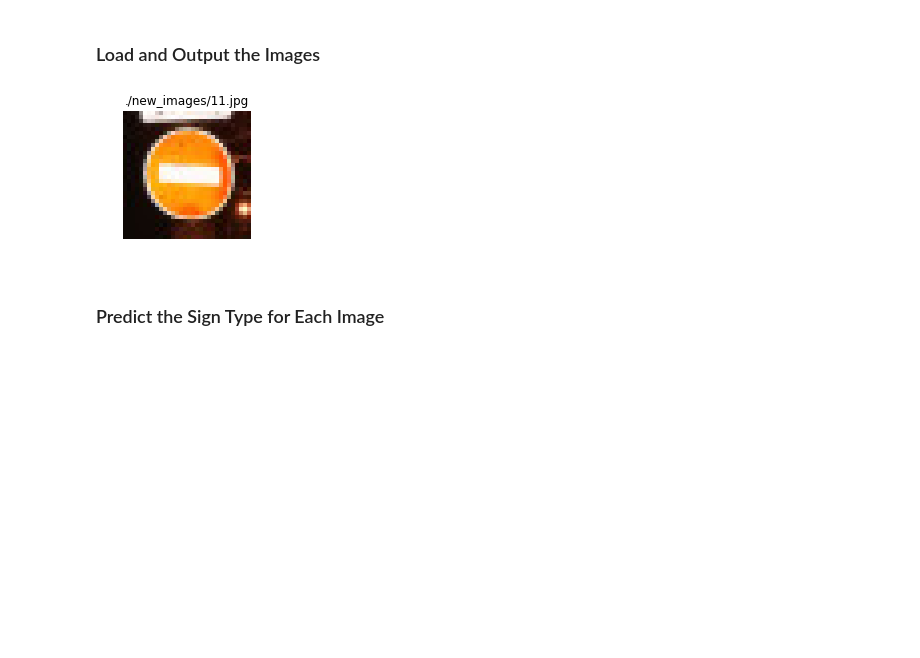
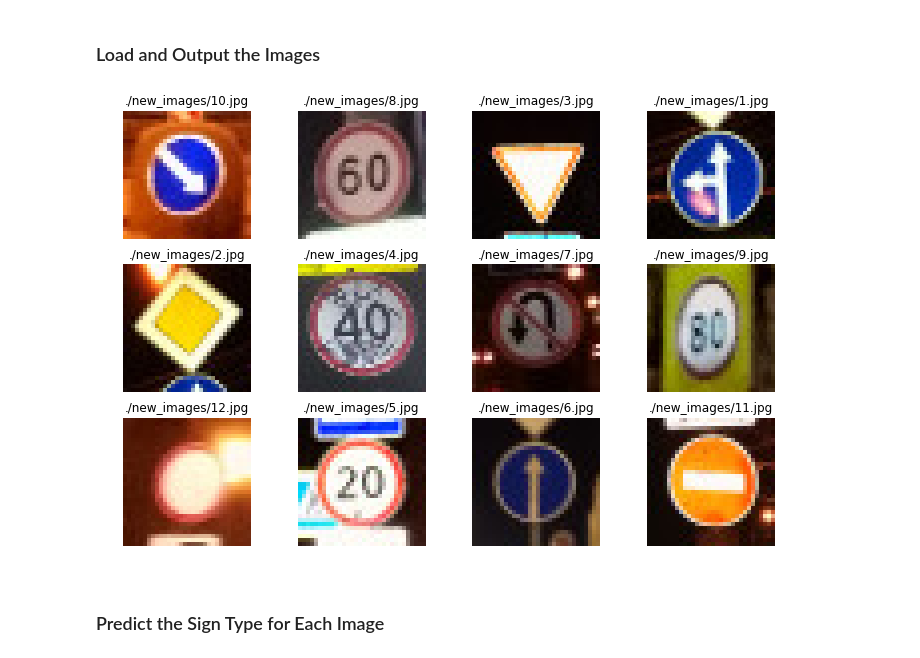
Before and after one commit to G-D-Petrov/TrafficSignClasifier, a Jupyter notebook: Traffic_Sign_Classifier.ipynb, the cells around one changed output. Drawn from its saved outputs; the diff is of its cells as text; code cells hidden in the pictures; blank space fills up the shorter version.

```diff
--- a/Traffic_Sign_Classifier.ipynb
+++ b/Traffic_Sign_Classifier.ipynb
@@ -503,19 +505,22 @@ You may find `signnames.csv` useful as it contains mappings from the class id (i
 # %%
 ### Load the images and plot them here.
 #Import test images
 import glob as glob
 import matplotlib.image as mpimg
 test_img_paths = [img_path for img_path in glob.glob("./new_images/*")]
 
 #Visualize new raw images
 plt.figure(figsize=(12, 8))
+new_images = []
+i = 1
 for test_img_path in test_img_paths:
-    plt.subplot(3, 4, i+1)
+    plt.subplot(3, 4, i)
+    i = i + 1
     image = mpimg.imread(test_img_path)
     plt.imshow(image)
     plt.title(test_img_path)
     plt.axis('off')
-    #num_of_samples.append(len(x_selected))
+    new_images.append(image)
 plt.show()
 # %% [output]
-[figure, old version]
+[figure, new version]
```
Also changed, not shown: parts of 8 cells of this notebook.
